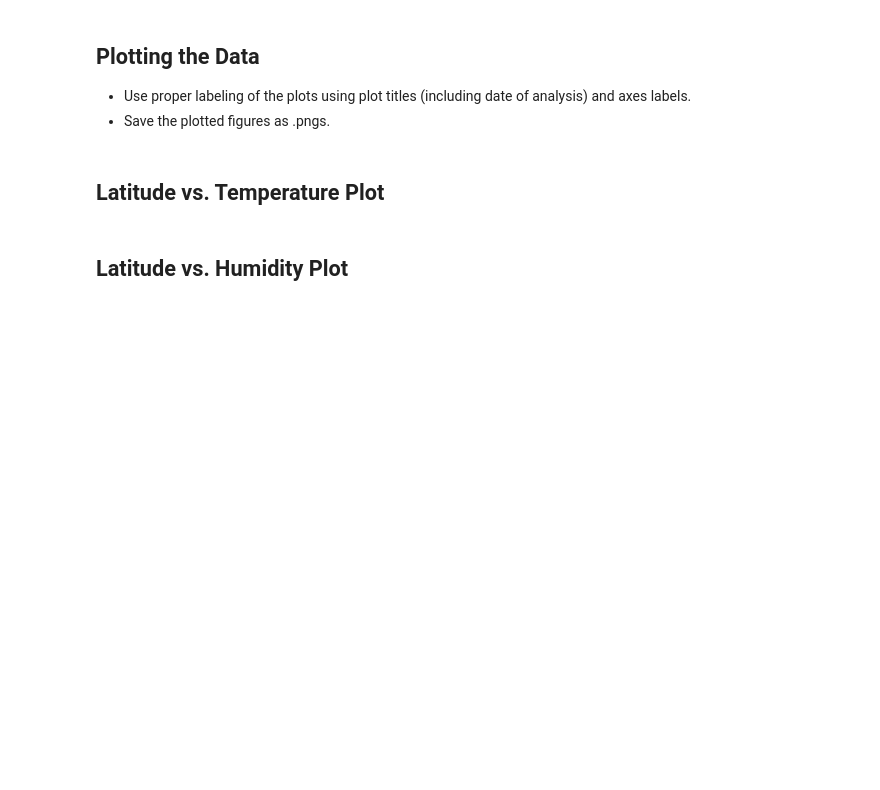
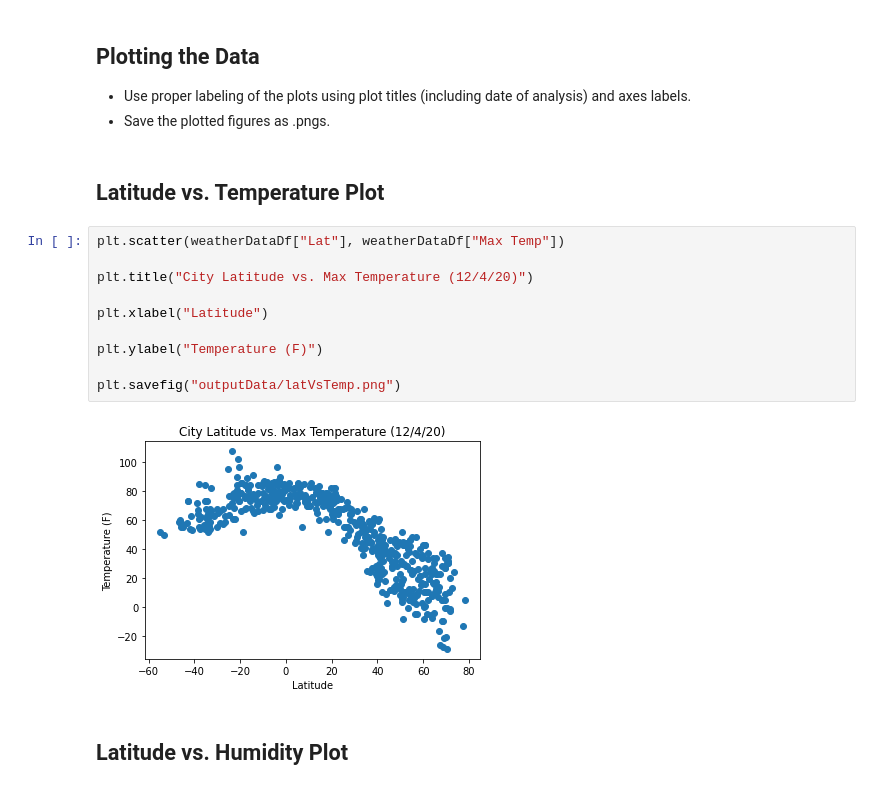
Before and after one commit to ntarver0409/weatherAnalysis, a Jupyter notebook: weatherAnalysis.ipynb, the cells around one changed output. Drawn from its saved outputs; the diff is of its cells as text; blank space fills up the shorter version.

Commit message:
Progress on weatherAnalysis.ipynb

```diff
--- a/weatherAnalysis.ipynb
+++ b/weatherAnalysis.ipynb
@@ -152,5 +155,17 @@ Skip this step if there are no cities that have humidity > 100%.
 * Save the plotted figures as .pngs.
 # %% [markdown]
 ## Latitude vs. Temperature Plot
+# %%
+plt.scatter(weatherDataDf["Lat"], weatherDataDf["Max Temp"])
+
+plt.title("City Latitude vs. Max Temperature (12/4/20)")
+
+plt.xlabel("Latitude")
+
+plt.ylabel("Temperature (F)")
+
+plt.savefig("outputData/latVsTemp.png")
+# %% [output]
+[figure, added]
 # %% [markdown]
 ## Latitude vs. Humidity Plot
```
Also changed, not shown: parts of 4 cells of this notebook.
